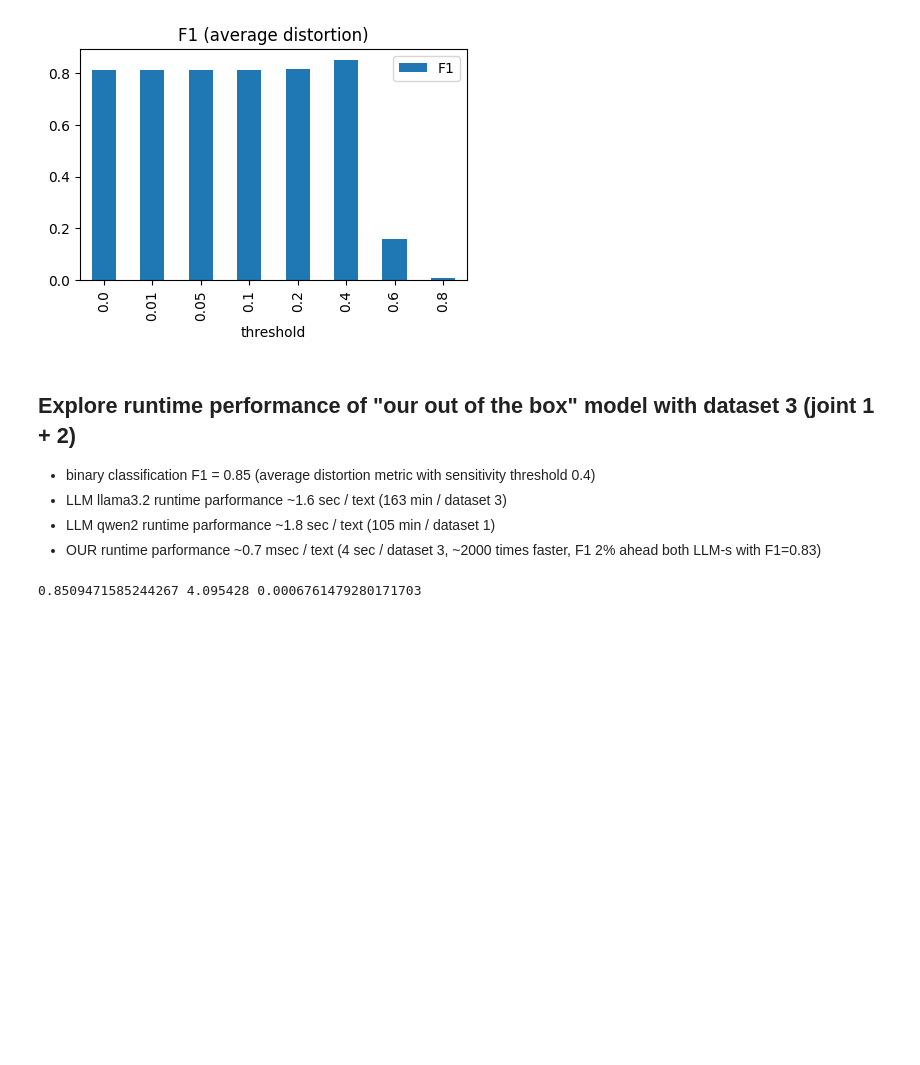
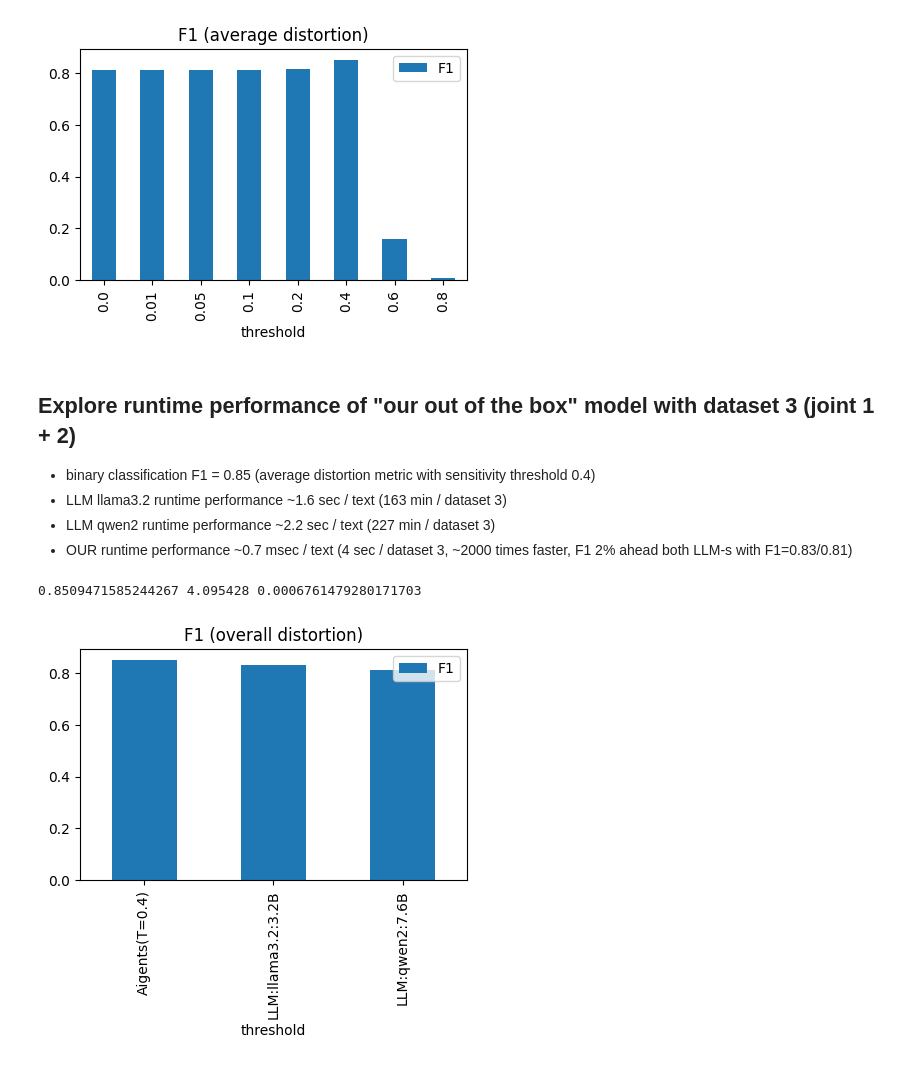
Before and after one commit to aigents/pygents, a Jupyter notebook: notebooks/nlp/distortions/distortions_joint_binary.ipynb, the cells around one changed output. Saved outputs shown, nothing was run; the diff lists cells and outputs as text; code cells hidden in the pictures; blank space fills up the shorter version.

```diff
--- a/notebooks/nlp/distortions/distortions_joint_binary.ipynb
+++ b/notebooks/nlp/distortions/distortions_joint_binary.ipynb
@@ -268,9 +268,9 @@ plot_dict_bars(avg_res, labels="threshold", values="F1", title=f"F1 (average dis
 ## Explore runtime performance of "our out of the box" model with dataset 3 (joint 1 + 2)
 
 - binary classification F1 = 0.85 (average distortion metric with sensitivity threshold 0.4)
-- LLM llama3.2 runtime parformance ~1.6 sec / text (163 min / dataset 3)
-- LLM qwen2 runtime parformance ~1.8 sec / text (105 min / dataset 1)
-- OUR runtime parformance ~0.7 msec / text (4 sec / dataset 3, ~2000 times faster, F1 2% ahead both LLM-s with F1=0.83)
+- LLM llama3.2 runtime performance ~1.6 sec / text (163 min / dataset 3)
+- LLM qwen2 runtime performance ~2.2 sec / text (227 min / dataset 3)
+- OUR runtime performance ~0.7 msec / text (4 sec / dataset 3, ~2000 times faster, F1 2% ahead both LLM-s with F1=0.83/0.81)
 # %%
 t0 = dt.datetime.now()
 
@@ -281,3 +281,7 @@ delta = t1 - t0
 print(f1,delta.total_seconds(),delta.total_seconds()/len(df3))
 # %% [output]
 0.8509471585244267 4.095428 0.0006761479280171703
+# %%
+plot_dict_bars({"Aigents(T=0.4)":0.85,"LLM:llama3.2:3.2B":0.83,"LLM:qwen2:7.6B":0.81}, labels="threshold", values="F1", title=f"F1 (overall distortion)")
+# %% [output]
+[figure, added]
```
Also changed, not shown: parts of 1 cell of this notebook, 1 other file.
